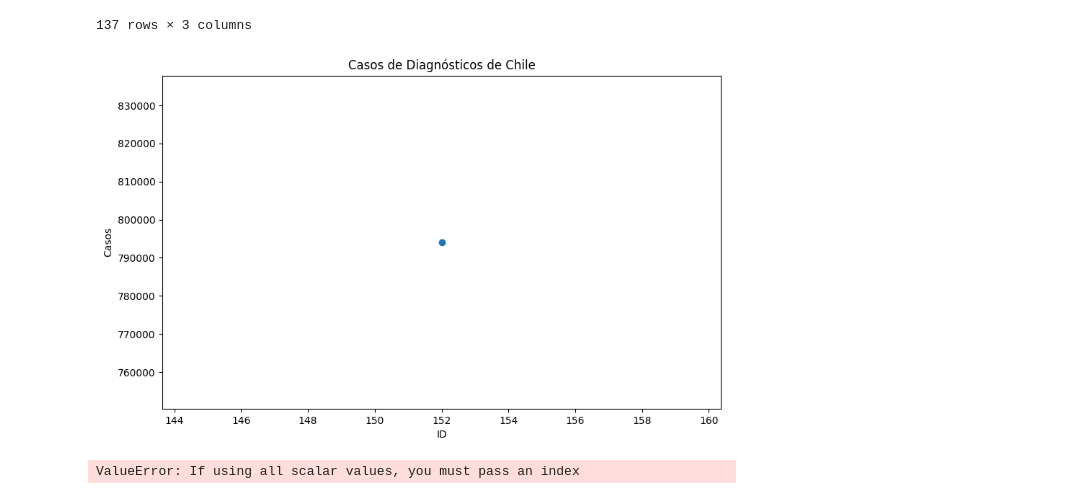
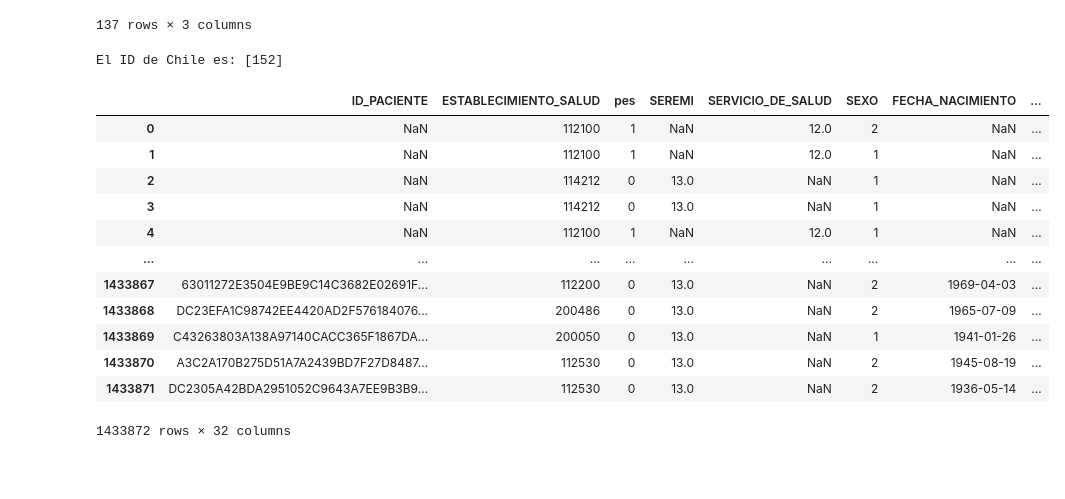
Before and after one commit to AstroDolan/InformationTheory, a Jupyter notebook: LAB1.ipynb, the cells around one changed output. Cells and saved outputs as stored; diff of their text form; code cells hidden in the pictures; blank space fills up the shorter version.

```diff
--- a/LAB1.ipynb
+++ b/LAB1.ipynb
@@ -43,18 +43,25 @@ ORIGEN
 | 135 | 887 | Yemen | 1 |
 | 136 | 890 | Yugoslavia | 4 |
 137 rows × 3 columns
-# %%
-casos_chile = PAIS[PAIS['Glosa'].str.contains('Chile', na=False)]
-
-plt.figure(figsize=(10, 6))
-plt.scatter(casos_chile['ID'], casos_chile['casos'])
-plt.title('Casos de Diagnósticos de Chile')
-plt.xlabel('ID')
-plt.ylabel('Casos')
-plt.show()
-# %% [output]
-[figure, removed]
-# %%
-sns.scatterplot(x=ORIGEN[ORIGEN["Glosa"].str.contains("Chile", na=False)], y=DIAG1)
-# %% [output]
-ValueError: If using all scalar values, you must pass an index
+# %%
+id_chile = ORIGEN[ORIGEN['Glosa'].str.contains('Chile', na=False)]['ID'].values
+print(f"El ID de Chile es: {id_chile}")
+# %% [output]
+El ID de Chile es: [152]
+# %%
+EGR = pd.read_csv(r"EgresosRM.csv", sep="\t", encoding="latin-1")
+EGR
+# %% [output]
+|  | ID_PACIENTE | ESTABLECIMIENTO_SALUD | pes | SEREMI | SERVICIO_DE_SALUD | SEXO | FECHA_NACIMIENTO | ... |
+| 0 | NaN | 112100 | 1 | NaN | 12.0 | 2 | NaN | ... |
+| 1 | NaN | 112100 | 1 | NaN | 12.0 | 1 | NaN | ... |
+| 2 | NaN | 114212 | 0 | 13.0 | NaN | 1 | NaN | ... |
+| 3 | NaN | 114212 | 0 | 13.0 | NaN | 1 | NaN | ... |
+| 4 | NaN | 112100 | 1 | NaN | 12.0 | 1 | NaN | ... |
+| ... | ... | ... | ... | ... | ... | ... | ... | ... |
+| 1433867 | 63011272E3504E9BE9C14C3682E02691F... | 112200 | 0 | 13.0 | NaN | 2 | 1969-04-03 | ... |
+| 1433868 | DC23EFA1C98742EE4420AD2F576184076... | 200486 | 0 | 13.0 | NaN | 2 | 1965-07-09 | ... |
+| 1433869 | C43263803A138A97140CACC365F1867DA... | 200050 | 0 | 13.0 | NaN | 1 | 1941-01-26 | ... |
+| 1433870 | A3C2A170B275D51A7A2439BD7F27D8487... | 112530 | 0 | 13.0 | NaN | 2 | 1945-08-19 | ... |
+| 1433871 | DC2305A42BDA2951052C9643A7EE9B3B9... | 112530 | 0 | 13.0 | NaN | 2 | 1936-05-14 | ... |
+1433872 rows × 32 columns
```
Also changed, not shown: parts of 6 cells of this notebook.
